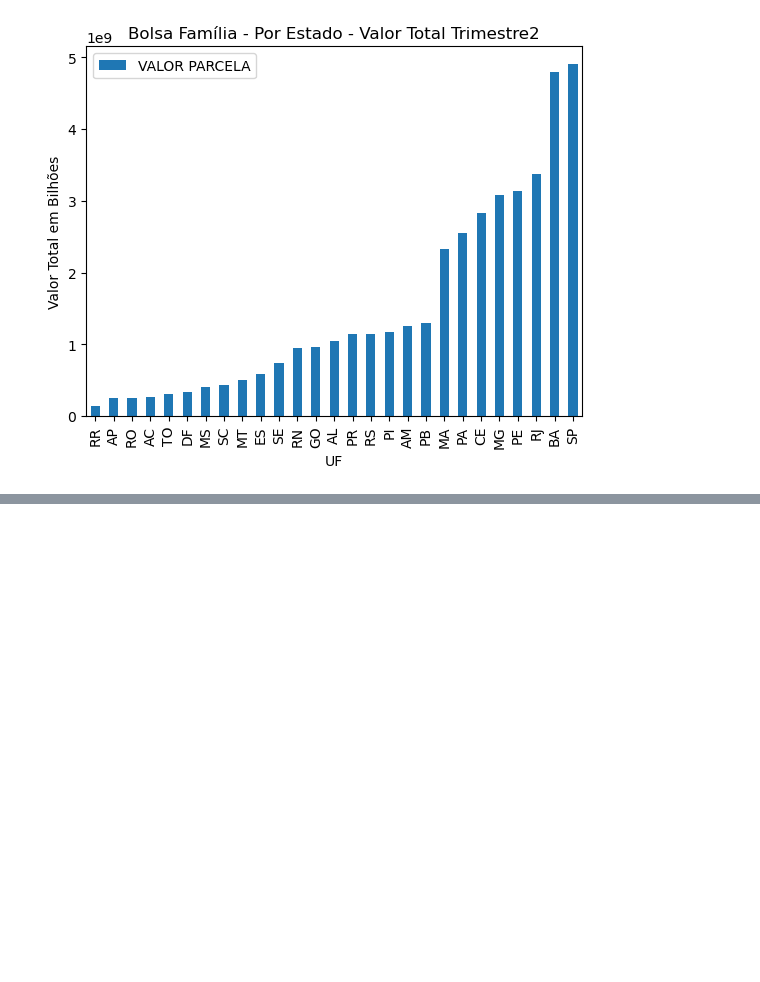
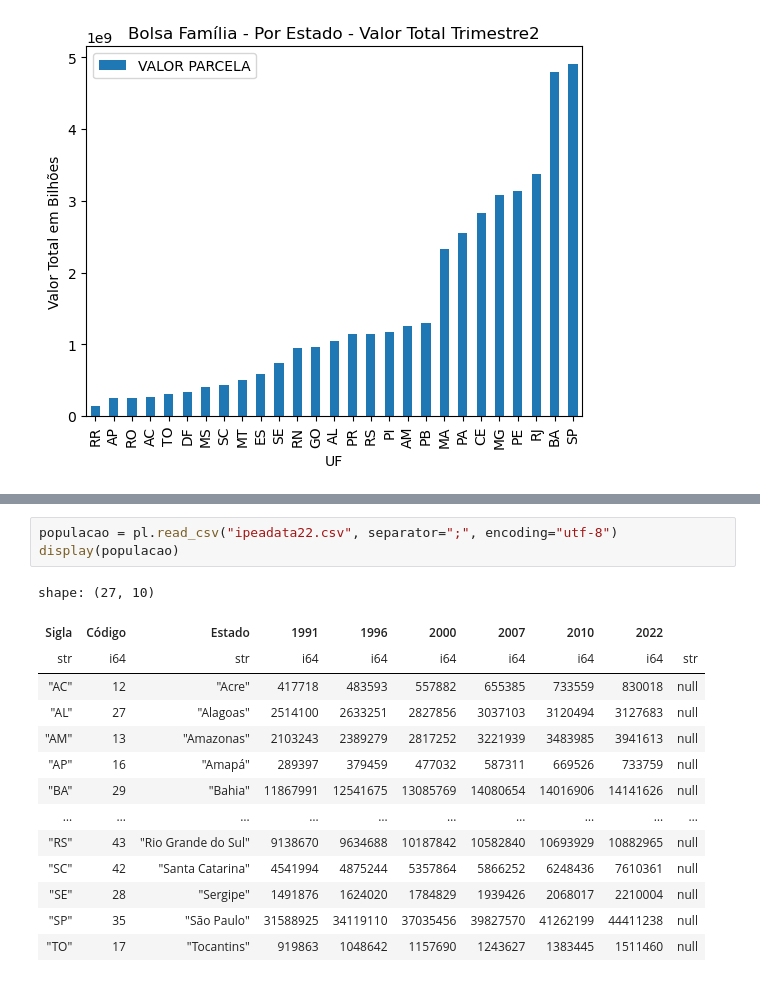
Before and after one commit to AnaCarolNeves/ProjetoFinalBigData, a Jupyter notebook: ProjetoFinal_parte2.ipynb, the cells around one changed output, grey strips where cells are left out. Cells and saved outputs as stored; diff of their text form; blank space fills up the shorter version.

```diff
--- a/ProjetoFinal_parte2.ipynb
+++ b/ProjetoFinal_parte2.ipynb
@@ -103,0 +144,18 @@ plt.show()
+# %%
+populacao = pl.read_csv("ipeadata22.csv", separator=";", encoding="utf-8")
+display(populacao)
+# %% [output]
+shape: (27, 10)
+| Sigla | Código | Estado | 1991 | 1996 | 2000 | 2007 | 2010 | 2022 |  |
+| str | i64 | str | i64 | i64 | i64 | i64 | i64 | i64 | str |
+| "AC" | 12 | "Acre" | 417718 | 483593 | 557882 | 655385 | 733559 | 830018 | null |
+| "AL" | 27 | "Alagoas" | 2514100 | 2633251 | 2827856 | 3037103 | 3120494 | 3127683 | null |
+| "AM" | 13 | "Amazonas" | 2103243 | 2389279 | 2817252 | 3221939 | 3483985 | 3941613 | null |
+| "AP" | 16 | "Amapá" | 289397 | 379459 | 477032 | 587311 | 669526 | 733759 | null |
+| "BA" | 29 | "Bahia" | 11867991 | 12541675 | 13085769 | 14080654 | 14016906 | 14141626 | null |
+| … | … | … | … | … | … | … | … | … | … |
+| "RS" | 43 | "Rio Grande do Sul" | 9138670 | 9634688 | 10187842 | 10582840 | 10693929 | 10882965 | null |
+| "SC" | 42 | "Santa Catarina" | 4541994 | 4875244 | 5357864 | 5866252 | 6248436 | 7610361 | null |
+| "SE" | 28 | "Sergipe" | 1491876 | 1624020 | 1784829 | 1939426 | 2068017 | 2210004 | null |
+| "SP" | 35 | "São Paulo" | 31588925 | 34119110 | 37035456 | 39827570 | 41262199 | 44411238 | null |
+| "TO" | 17 | "Tocantins" | 919863 | 1048642 | 1157690 | 1243627 | 1383445 | 1511460 | null |
```
Also changed, not shown: parts of 11 cells of this notebook.
